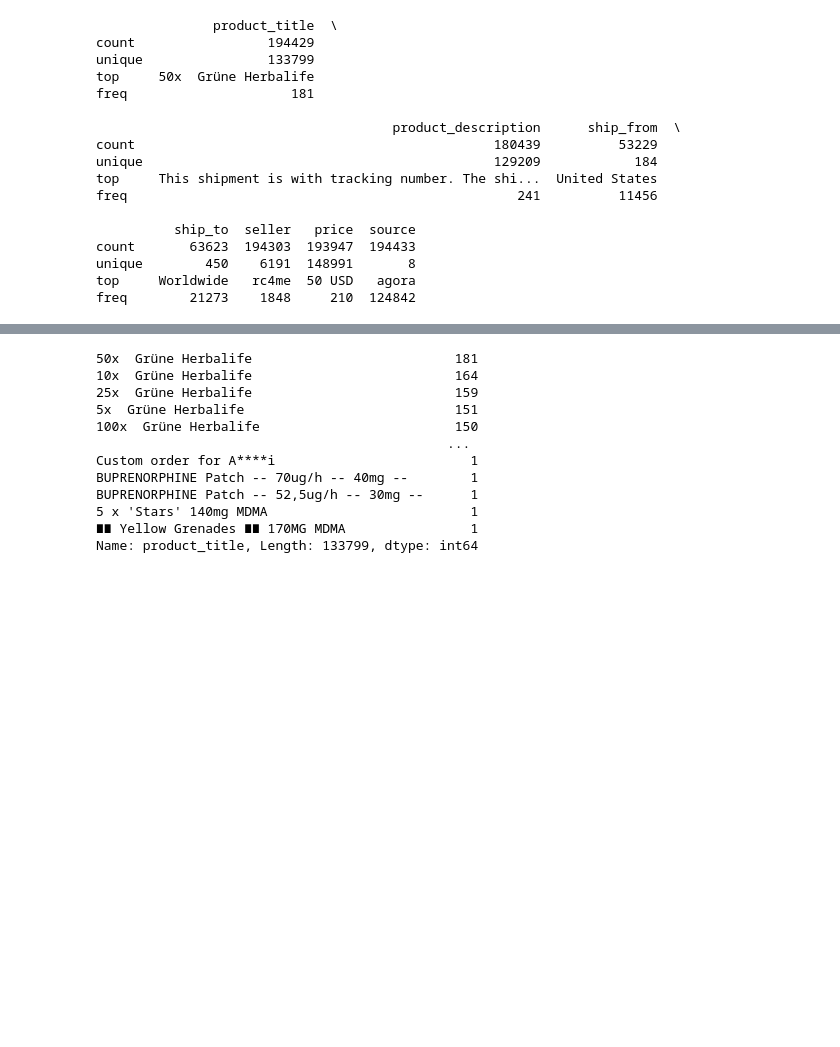
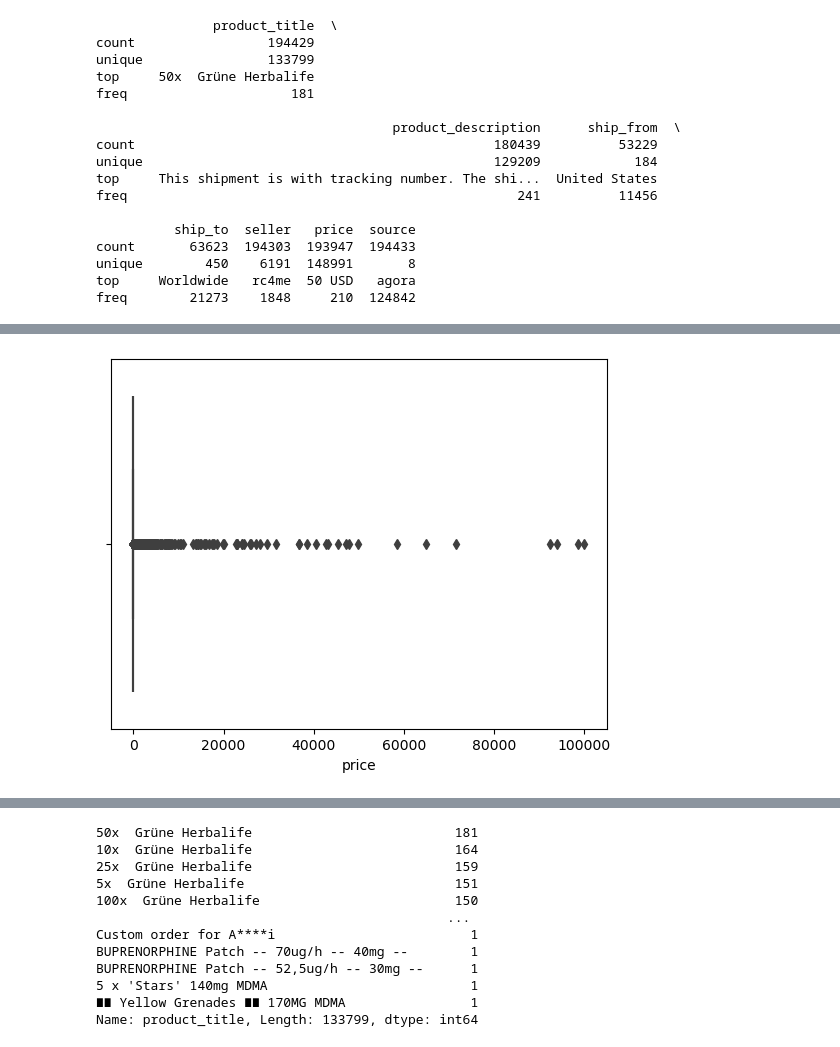
Before and after one commit to davide-beltrame/cybercrime-aho, a Jupyter notebook: main.ipynb, the cells around one changed output, grey strips where cells are left out. Drawn from its saved outputs; the diff is of its cells as text; code cells hidden in the pictures; blank space fills up the shorter version.

```diff
--- a/main.ipynb
+++ b/main.ipynb
@@ -128,0 +266,9 @@ Index: []
+# %%
+# Since there seems to be a number of extremely high prices, we make a new df without them
+# setting the threshold at 100000
+df_wmv = df_wmv[df_wmv['price'] < 100000]
+# visualising with a boxplot
+sns.boxplot(x=df_wmv['price'])
+plt.show()
+# %% [output]
+[figure, added]
```
Also changed, not shown: parts of 31 cells of this notebook.
